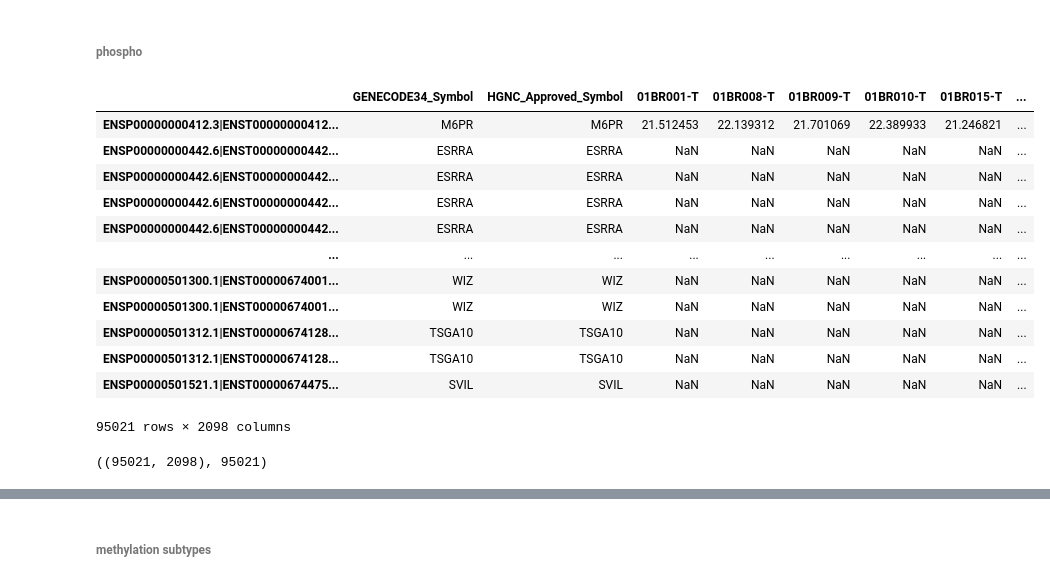
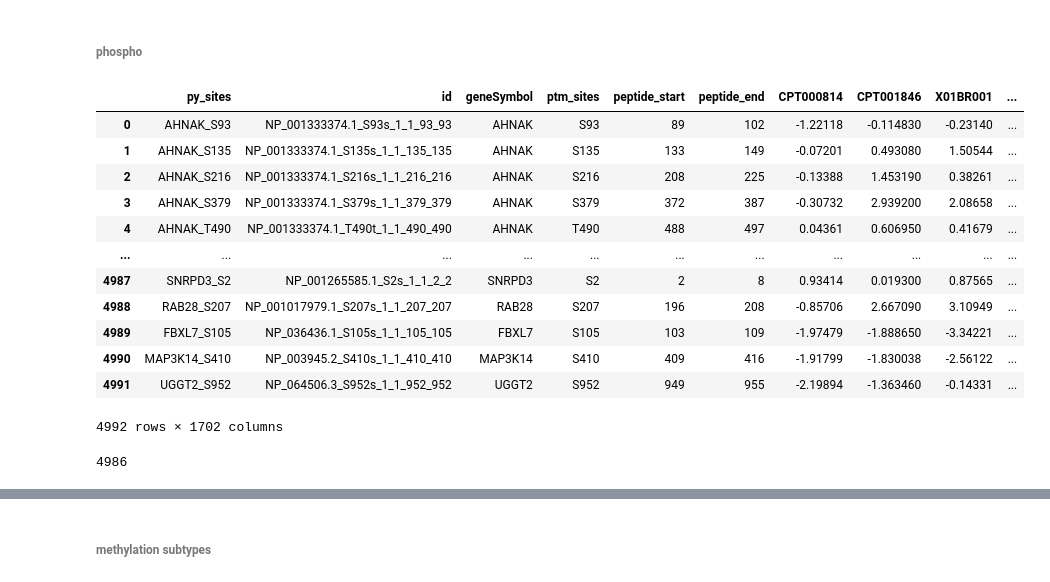
Before and after one commit to ding-lab/cptac-driver, a Jupyter notebook: notebooks/format_model_inputs.ipynb, the cells around one changed output, grey strips where cells are left out. Saved outputs shown, nothing was run; the diff lists cells and outputs as text; code cells hidden in the pictures.

```diff
--- a/notebooks/format_model_inputs.ipynb
+++ b/notebooks/format_model_inputs.ipynb
@@ -749,24 +805,20 @@ expression
 # %% [markdown]
 ###### phospho
 # %%
-phospho = pd.read_csv('../data/Combine_PanCan_Phospho-multi-site_UMich_GENCODE34_Sinai_imputed_Apr2021.tsv',
+phospho = pd.read_csv('../data/new/phosphoproteomee_broad_v1_tumor_normal_imputed.tsv',
                      sep='\t')
 phospho
 # %% [output]
-|  | GENECODE34_Symbol | HGNC_Approved_Symbol | 01BR001-T | 01BR008-T | 01BR009-T | 01BR010-T | 01BR015-T | ... |
-| ENSP00000000412.3|ENST00000000412... | M6PR | M6PR | 21.512453 | 22.139312 | 21.701069 | 22.389933 | 21.246821 | ... |
-| ENSP00000000442.6|ENST00000000442... | ESRRA | ESRRA | NaN | NaN | NaN | NaN | NaN | ... |
-| ENSP00000000442.6|ENST00000000442... | ESRRA | ESRRA | NaN | NaN | NaN | NaN | NaN | ... |
-| ENSP00000000442.6|ENST00000000442... | ESRRA | ESRRA | NaN | NaN | NaN | NaN | NaN | ... |
-| ENSP00000000442.6|ENST00000000442... | ESRRA | ESRRA | NaN | NaN | NaN | NaN | NaN | ... |
-| ... | ... | ... | ... | ... | ... | ... | ... | ... |
-| ENSP00000501300.1|ENST00000674001... | WIZ | WIZ | NaN | NaN | NaN | NaN | NaN | ... |
-| ENSP00000501300.1|ENST00000674001... | WIZ | WIZ | NaN | NaN | NaN | NaN | NaN | ... |
-| ENSP00000501312.1|ENST00000674128... | TSGA10 | TSGA10 | NaN | NaN | NaN | NaN | NaN | ... |
-| ENSP00000501312.1|ENST00000674128... | TSGA10 | TSGA10 | NaN | NaN | NaN | NaN | NaN | ... |
-| ENSP00000501521.1|ENST00000674475... | SVIL | SVIL | NaN | NaN | NaN | NaN | NaN | ... |
+|  | py_sites | id | geneSymbol | ptm_sites | peptide_start | peptide_end | CPT000814 | CPT001846 | X01BR001 | ... |
+| 0 | AHNAK_S93 | NP_001333374.1_S93s_1_1_93_93 | AHNAK | S93 | 89 | 102 | -1.22118 | -0.114830 | -0.23140 | ... |
+| 1 | AHNAK_S135 | NP_001333374.1_S135s_1_1_135_135 | AHNAK | S135 | 133 | 149 | -0.07201 | 0.493080 | 1.50544 | ... |
+| 2 | AHNAK_S216 | NP_001333374.1_S216s_1_1_216_216 | AHNAK | S216 | 208 | 225 | -0.13388 | 1.453190 | 0.38261 | ... |
+| 3 | AHNAK_S379 | NP_001333374.1_S379s_1_1_379_379 | AHNAK | S379 | 372 | 387 | -0.30732 | 2.939200 | 2.08658 | ... |
+| 4 | AHNAK_T490 | NP_001333374.1_T490t_1_1_490_490 | AHNAK | T490 | 488 | 497 | 0.04361 | 0.606950 | 0.41679 | ... |
+| ... | ... | ... | ... | ... | ... | ... | ... | ... | ... | ... |
+| 4987 | SNRPD3_S2 | NP_001265585.1_S2s_1_1_2_2 | SNRPD3 | S2 | 2 | 8 | 0.93414 | 0.019300 | 0.87565 | ... |
+| 4988 | RAB28_S207 | NP_001017979.1_S207s_1_1_207_207 | RAB28 | S207 | 196 | 208 | -0.85706 | 2.667090 | 3.10949 | ... |
+| 4989 | FBXL7_S105 | NP_036436.1_S105s_1_1_105_105 | FBXL7 | S105 | 103 | 109 | -1.97479 | -1.888650 | -3.34221 | ... |
+| 4990 | MAP3K14_S410 | NP_003945.2_S410s_1_1_410_410 | MAP3K14 | S410 | 409 | 416 | -1.91799 | -1.830038 | -2.56122 | ... |
+| 4991 | UGGT2_S952 | NP_064506.3_S952s_1_1_952_952 | UGGT2 | S952 | 949 | 955 | -2.19894 | -1.363460 | -0.14331 | ... |
-95021 rows × 2098 columns
+4992 rows × 1702 columns
-# %%
-phospho.shape, len({'|'.join(x.split('|')[-3:]) for x in phospho.index})
-# %% [output]
-((95021, 2098), 95021)
@@ -774,0 +825,4 @@ phospho.index = ['|'.join(x.split('|')[-3:]) for x in phospho.index]
+# %%
+len(set(phospho['py_sites']))
+# %% [output]
+4986
```
Also changed, not shown: parts of 107 cells of this notebook, 3 other files.
